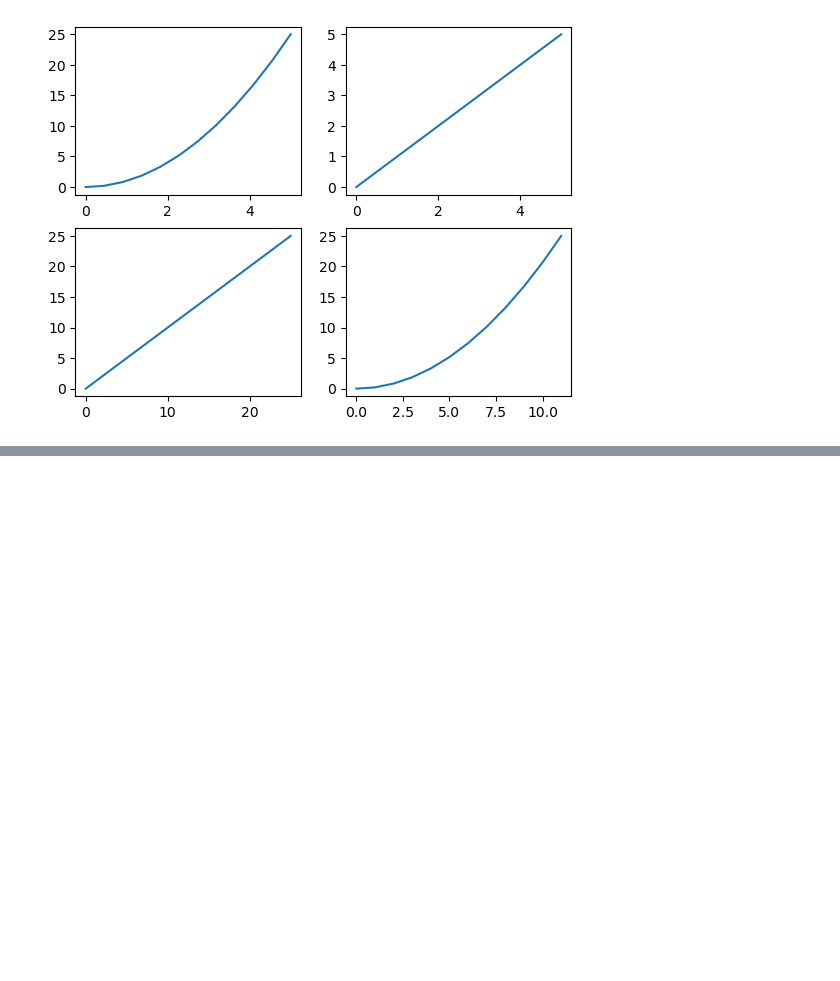
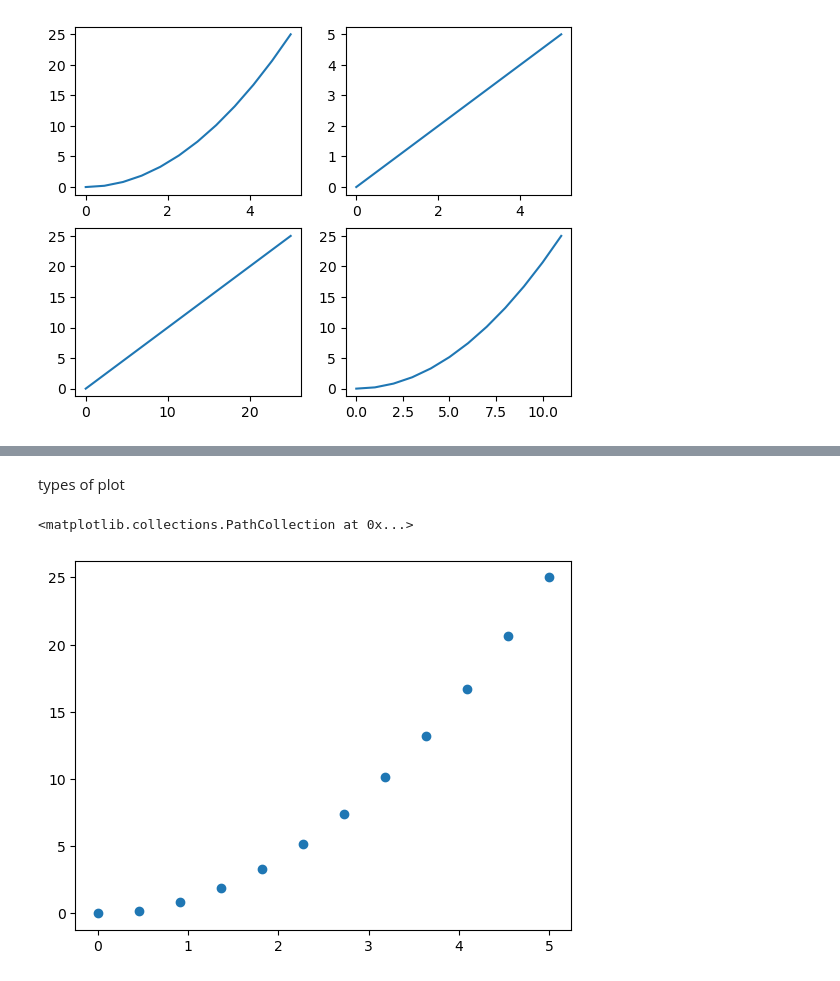
Before and after one commit to priyanshu5179/Data-visulization, a Jupyter notebook: matplotib.ipynb, the cells around one changed output, grey strips where cells are left out. Drawn from its saved outputs; the diff is of its cells as text; code cells hidden in the pictures; blank space fills up the shorter version.

```diff
--- a/matplotib.ipynb
+++ b/matplotib.ipynb
@@ -52,0 +62,7 @@ plt.plot(x**2)
+# %% [markdown]
+types of plot
+# %%
+plt.scatter(x,y)
+# %% [output]
+<matplotlib.collections.PathCollection at 0x...>
+[figure, added]
```
Also changed, not shown: parts of 12 cells of this notebook, 3 other files.
